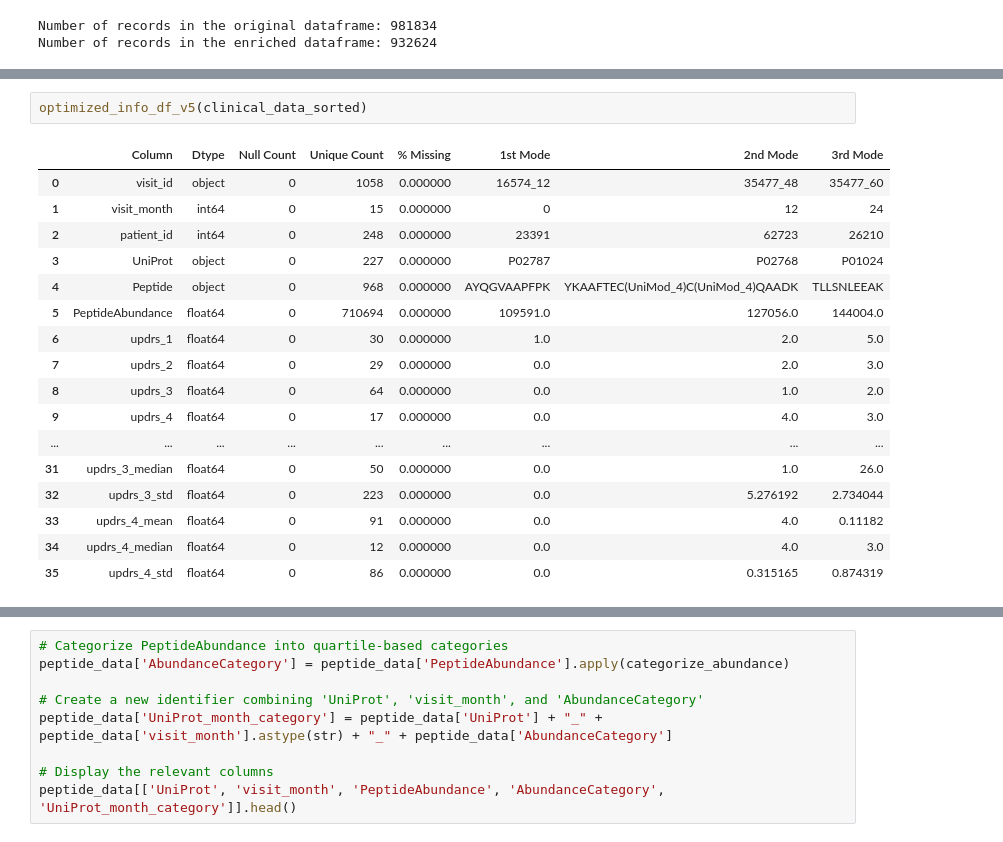
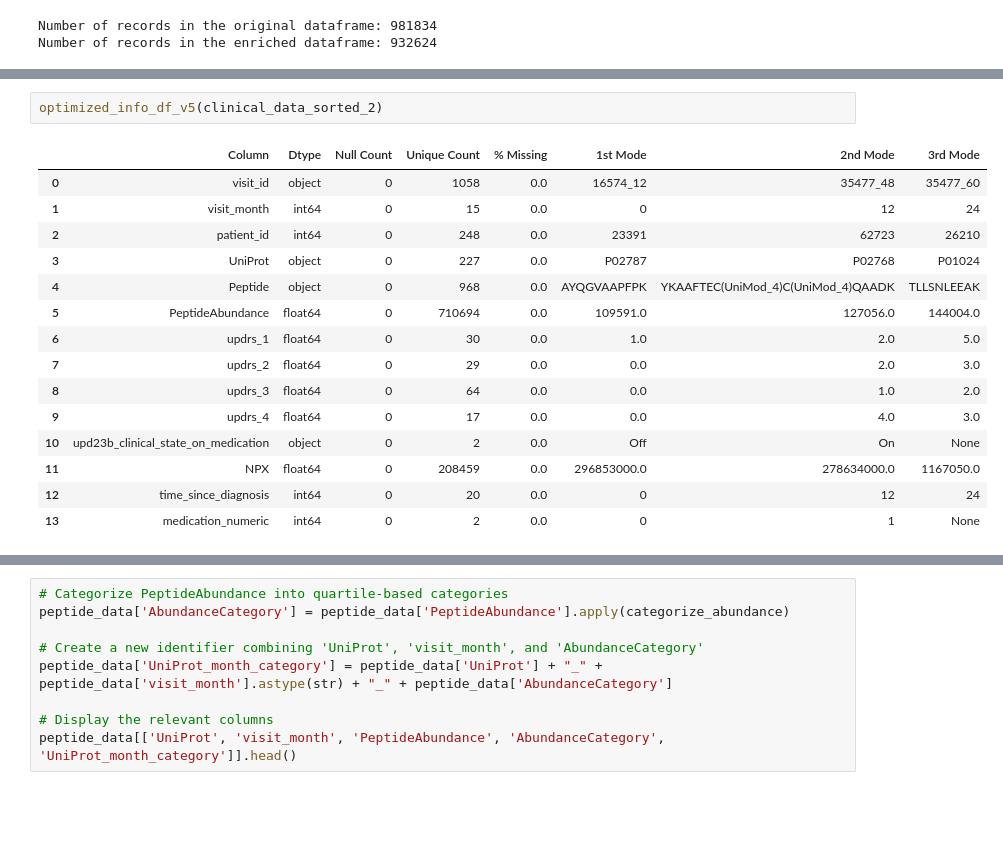
Before and after one commit to azizharouna/NeuroMetrics, a Jupyter notebook: 3_data_preprocessing.ipynb, the cells around one changed output, grey strips where cells are left out. Drawn from its saved outputs; the diff is of its cells as text; blank space fills up the shorter version.

```diff
--- a/3_data_preprocessing.ipynb
+++ b/3_data_preprocessing.ipynb
@@ -267,20 +243,18 @@ clinical_data_sorted.head()
 # %%
-optimized_info_df_v5(clinical_data_sorted)
+optimized_info_df_v5(clinical_data_sorted_2)
 # %% [output]
 |  | Column | Dtype | Null Count | Unique Count | % Missing | 1st Mode | 2nd Mode | 3rd Mode |
-| 0 | visit_id | object | 0 | 1058 | 0.000000 | 16574_12 | 35477_48 | 35477_60 |
-| 1 | visit_month | int64 | 0 | 15 | 0.000000 | 0 | 12 | 24 |
-| 2 | patient_id | int64 | 0 | 248 | 0.000000 | 23391 | 62723 | 26210 |
-| 3 | UniProt | object | 0 | 227 | 0.000000 | P02787 | P02768 | P01024 |
-| 4 | Peptide | object | 0 | 968 | 0.000000 | AYQGVAAPFPK | YKAAFTEC(UniMod_4)C(UniMod_4)QAADK | TLLSNLEEAK |
-| 5 | PeptideAbundance | float64 | 0 | 710694 | 0.000000 | 109591.0 | 127056.0 | 144004.0 |
-| 6 | updrs_1 | float64 | 0 | 30 | 0.000000 | 1.0 | 2.0 | 5.0 |
-| 7 | updrs_2 | float64 | 0 | 29 | 0.000000 | 0.0 | 2.0 | 3.0 |
-| 8 | updrs_3 | float64 | 0 | 64 | 0.000000 | 0.0 | 1.0 | 2.0 |
-| 9 | updrs_4 | float64 | 0 | 17 | 0.000000 | 0.0 | 4.0 | 3.0 |
-| ... | ... | ... | ... | ... | ... | ... | ... | ... |
-| 31 | updrs_3_median | float64 | 0 | 50 | 0.000000 | 0.0 | 1.0 | 26.0 |
-| 32 | updrs_3_std | float64 | 0 | 223 | 0.000000 | 0.0 | 5.276192 | 2.734044 |
-| 33 | updrs_4_mean | float64 | 0 | 91 | 0.000000 | 0.0 | 4.0 | 0.11182 |
-| 34 | updrs_4_median | float64 | 0 | 12 | 0.000000 | 0.0 | 4.0 | 3.0 |
-| 35 | updrs_4_std | float64 | 0 | 86 | 0.000000 | 0.0 | 0.315165 | 0.874319 |
+| 0 | visit_id | object | 0 | 1058 | 0.0 | 16574_12 | 35477_48 | 35477_60 |
+| 1 | visit_month | int64 | 0 | 15 | 0.0 | 0 | 12 | 24 |
+| 2 | patient_id | int64 | 0 | 248 | 0.0 | 23391 | 62723 | 26210 |
+| 3 | UniProt | object | 0 | 227 | 0.0 | P02787 | P02768 | P01024 |
+| 4 | Peptide | object | 0 | 968 | 0.0 | AYQGVAAPFPK | YKAAFTEC(UniMod_4)C(UniMod_4)QAADK | TLLSNLEEAK |
+| 5 | PeptideAbundance | float64 | 0 | 710694 | 0.0 | 109591.0 | 127056.0 | 144004.0 |
+| 6 | updrs_1 | float64 | 0 | 30 | 0.0 | 1.0 | 2.0 | 5.0 |
+| 7 | updrs_2 | float64 | 0 | 29 | 0.0 | 0.0 | 2.0 | 3.0 |
+| 8 | updrs_3 | float64 | 0 | 64 | 0.0 | 0.0 | 1.0 | 2.0 |
+| 9 | updrs_4 | float64 | 0 | 17 | 0.0 | 0.0 | 4.0 | 3.0 |
+| 10 | upd23b_clinical_state_on_medication | object | 0 | 2 | 0.0 | Off | On | None |
+| 11 | NPX | float64 | 0 | 208459 | 0.0 | 296853000.0 | 278634000.0 | 1167050.0 |
+| 12 | time_since_diagnosis | int64 | 0 | 20 | 0.0 | 0 | 12 | 24 |
+| 13 | medication_numeric | int64 | 0 | 2 | 0.0 | 0 | 1 | None |
```
Also changed, not shown: parts of 22 cells of this notebook, 1 other file.
